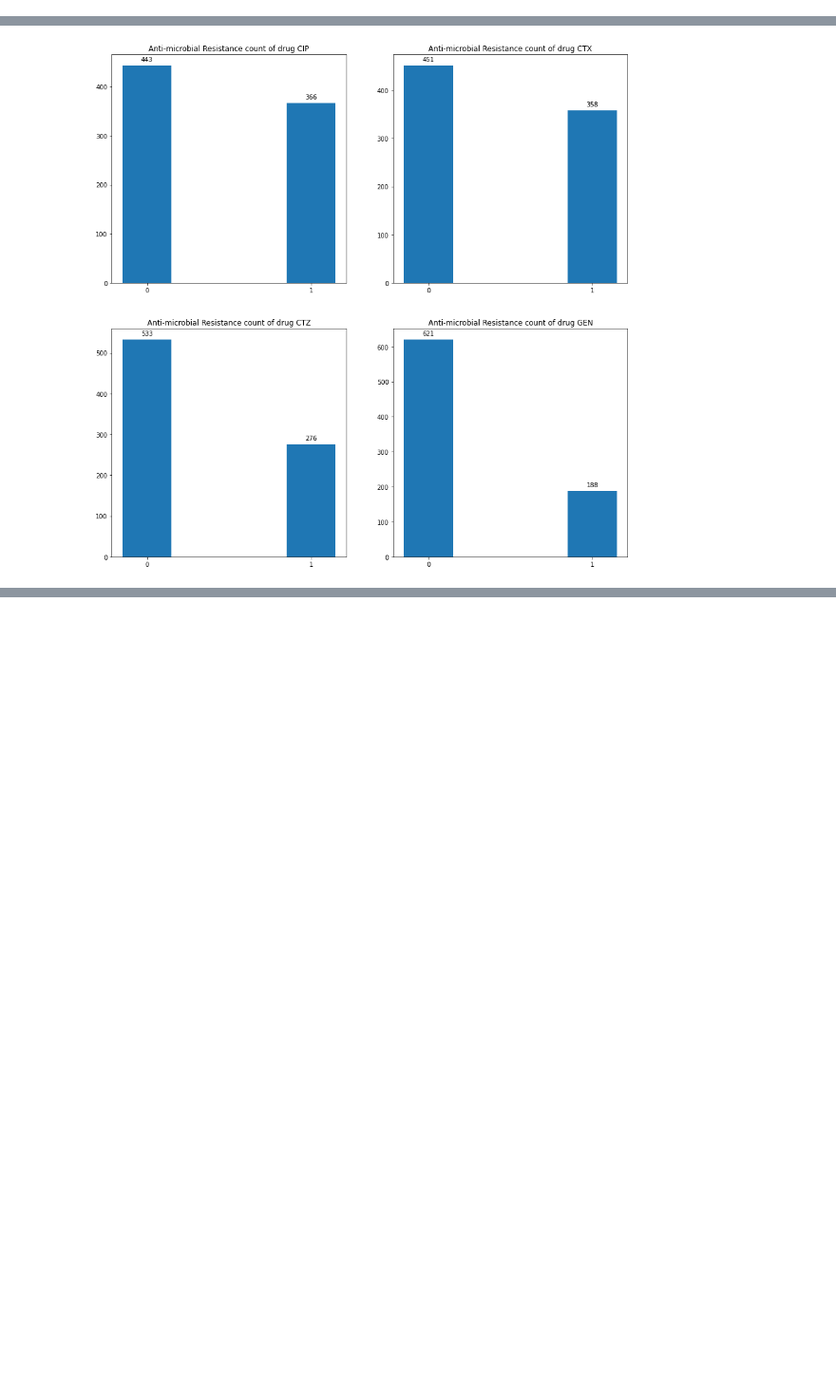
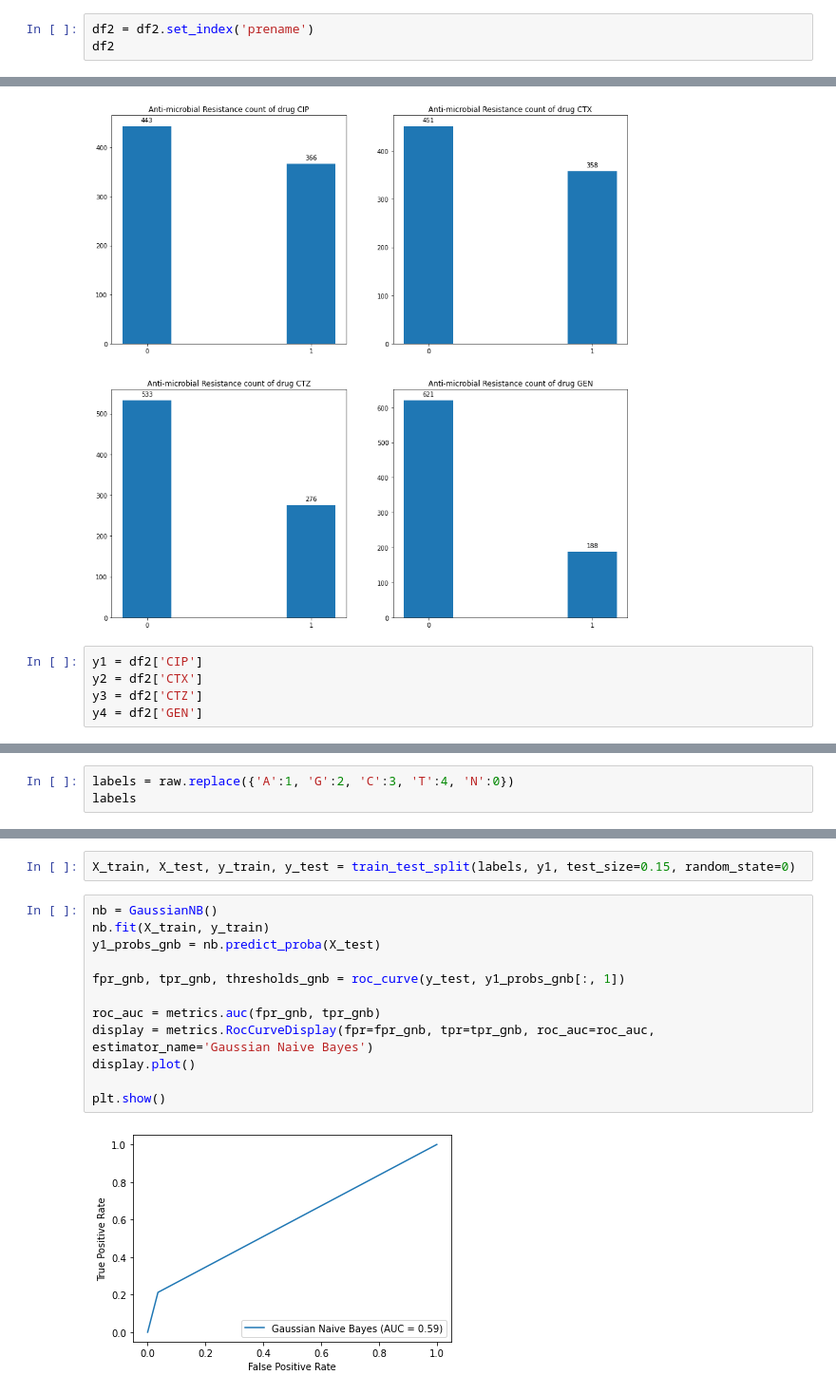
Before and after one commit to VickusWan/CSC869-Finalproject, a Jupyter notebook: VictorUong_part.ipynb, the cells around one changed output, grey strips where cells are left out. Shown at 95% size. Drawn from its saved outputs; the diff is of its cells as text; blank space fills up the shorter version.

Commit message:
AUC curves

```diff
--- a/VictorUong_part.ipynb
+++ b/VictorUong_part.ipynb
@@ -112,0 +70,3 @@ for rect in ax.patches:
+# %%
+df2 = df2.set_index('prename')
+df2
@@ -128,3 +103,8 @@ for row_num in range(n_rows):
                         xytext=(0, 5), textcoords='offset points', ha='center', va='bottom')
 # %% [output]
 [figure]
+# %%
+y1 = df2['CIP']
+y2 = df2['CTX']
+y3 = df2['CTZ']
+y4 = df2['GEN']
@@ -130,0 +113,3 @@ for row_num in range(n_rows):
+# %%
+labels = raw.replace({'A':1, 'G':2, 'C':3, 'T':4, 'N':0})
+labels
@@ -130,0 +131,16 @@ for row_num in range(n_rows):
+# %%
+X_train, X_test, y_train, y_test = train_test_split(labels, y1, test_size=0.15, random_state=0)
+# %%
+nb = GaussianNB()
+nb.fit(X_train, y_train)
+y1_probs_gnb = nb.predict_proba(X_test)
+
+fpr_gnb, tpr_gnb, thresholds_gnb = roc_curve(y_test, y1_probs_gnb[:, 1])
+
+roc_auc = metrics.auc(fpr_gnb, tpr_gnb)
+display = metrics.RocCurveDisplay(fpr=fpr_gnb, tpr=tpr_gnb, roc_auc=roc_auc, estimator_name='Gaussian Naive Bayes')
+display.plot()
+
+plt.show()
+# %% [output]
+[figure, added]
```
Also changed, not shown: parts of 20 cells of this notebook.
